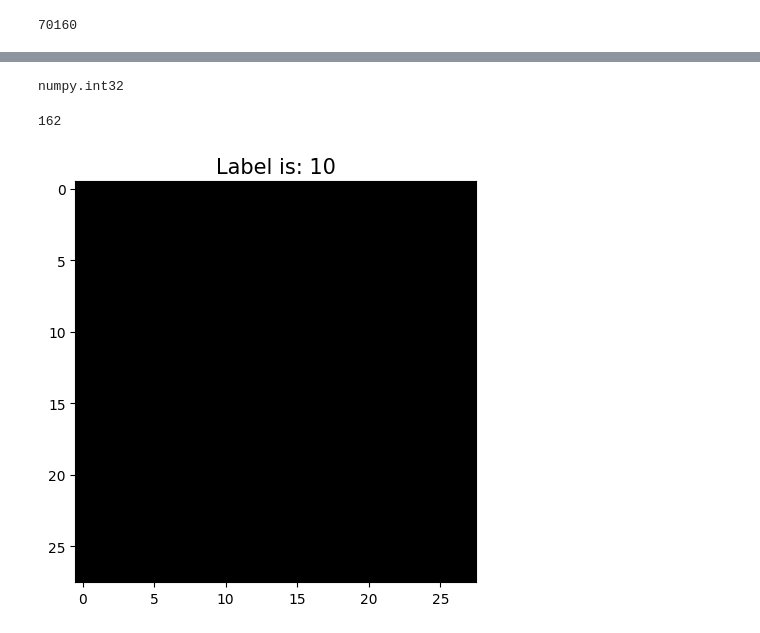
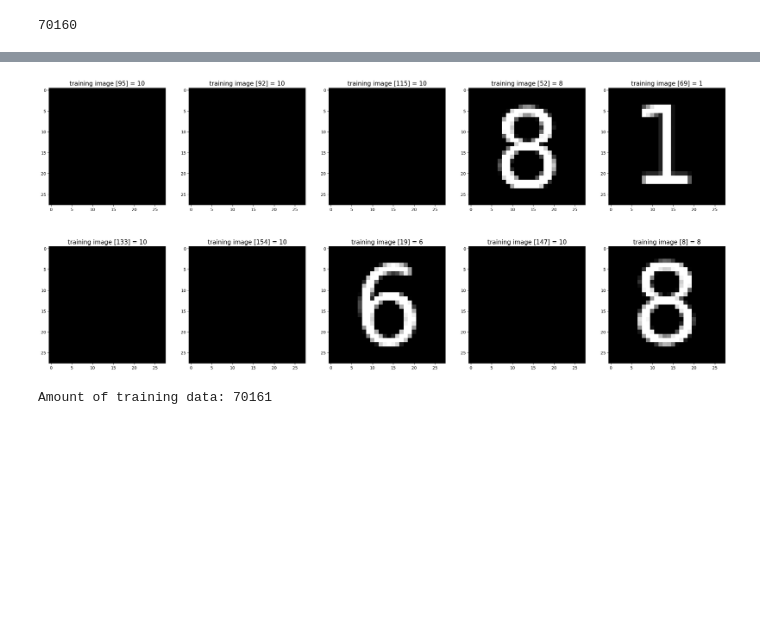
Before and after one commit to TijlJappens/NumberRecognition, a Jupyter notebook: NumberRecognitionTraining/Execution.ipynb, the cells around one changed output, grey strips where cells are left out. Saved outputs shown, nothing was run; the diff lists cells and outputs as text; code cells hidden in the pictures; blank space fills up the shorter version.

```diff
--- a/NumberRecognitionTraining/Execution.ipynb
+++ b/NumberRecognitionTraining/Execution.ipynb
@@ -106,15 +111,13 @@ processor2.create_digits(0.1)
 sudoku_data=sudoku_data+x2
 sudoku_labels=sudoku_labels+y2
 # %%
-type(sudoku_labels[0])
+# Show some random sudoku images
+images_2_show = []
+titles_2_show = []
+for i in range(0, 10):
+    r = random.randint(0, 2*9*9-1)
+    images_2_show.append(sudoku_data[r])
+    titles_2_show.append('training image [' + str(r) + '] = ' + str(sudoku_labels[r]))
+show_images(images_2_show, titles_2_show)
 # %% [output]
-numpy.int32
+[figure, added]
-# %%
-len(sudoku_data)
-# %% [output]
-162
-# %%
-n=104
-show_images([np.array(sudoku_data[n])],["Label is: "+str(sudoku_labels[n])])
-# %% [output]
-[figure, removed]
@@ -195 +124,5 @@ def OneSeedProgram(i,epochs):
+# %%
+print("Amount of training data: " + str(len(x_train)))
+# %% [output]
+Amount of training data: 70161
 # %%
```
Also changed, not shown: parts of 10 cells of this notebook, 7 other files.
